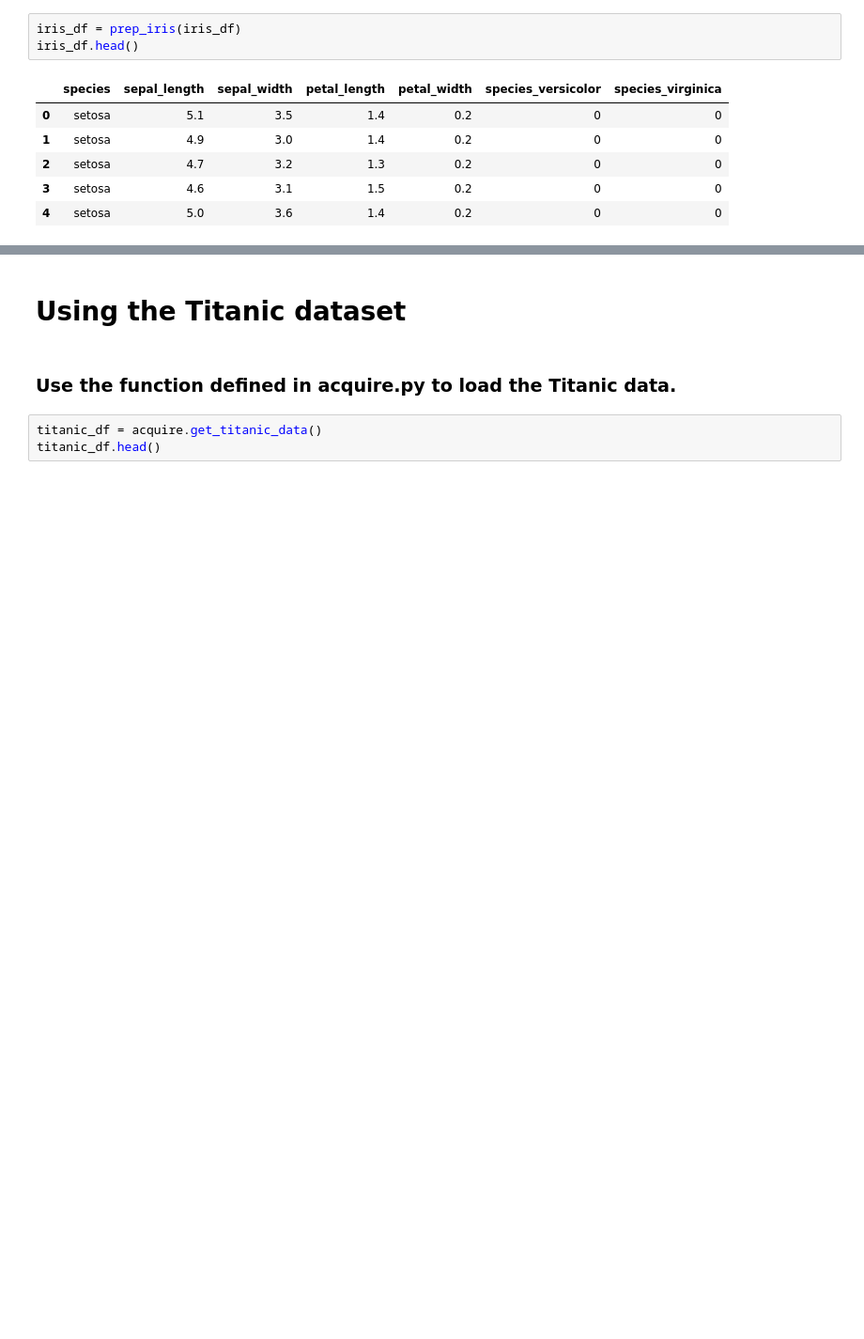
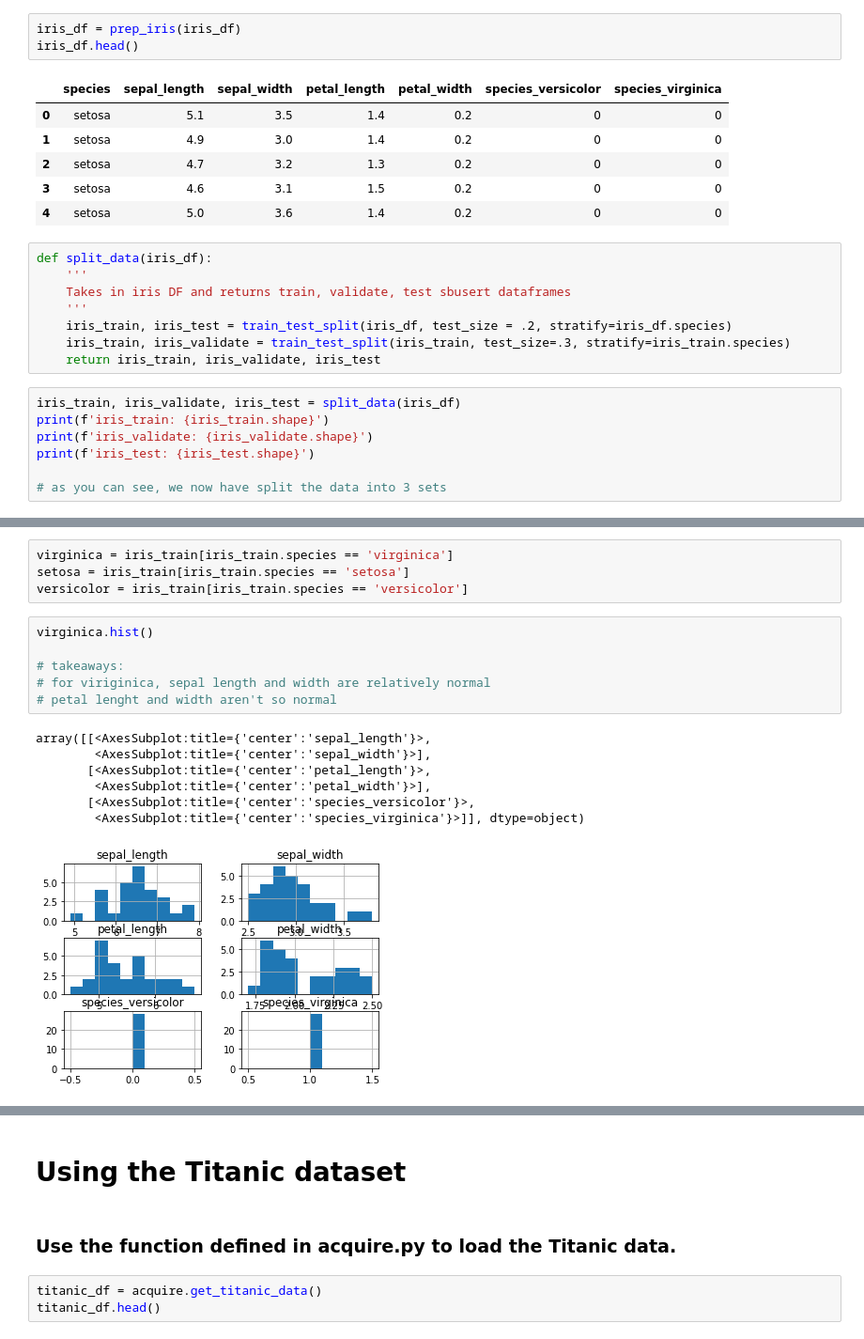
Before and after one commit to brianclements03/classification-exercises, a Jupyter notebook: classification_exercises.ipynb, the cells around one changed output, grey strips where cells are left out. Shown: that part at 94% size. Saved outputs shown, nothing was run; the diff lists cells and outputs as text; blank space fills up the shorter version.

```diff
--- a/classification_exercises.ipynb
+++ b/classification_exercises.ipynb
@@ -498,3 +503,18 @@ iris_df.head()
 | 2 | setosa | 4.7 | 3.2 | 1.3 | 0.2 | 0 | 0 |
 | 3 | setosa | 4.6 | 3.1 | 1.5 | 0.2 | 0 | 0 |
 | 4 | setosa | 5.0 | 3.6 | 1.4 | 0.2 | 0 | 0 |
+# %%
+def split_data(iris_df):
+    '''
+    Takes in iris DF and returns train, validate, test sbusert dataframes
+    '''
+    iris_train, iris_test = train_test_split(iris_df, test_size = .2, stratify=iris_df.species)
+    iris_train, iris_validate = train_test_split(iris_train, test_size=.3, stratify=iris_train.species)
+    return iris_train, iris_validate, iris_test
+# %%
+iris_train, iris_validate, iris_test = split_data(iris_df)
+print(f'iris_train: {iris_train.shape}')
+print(f'iris_validate: {iris_validate.shape}')
+print(f'iris_test: {iris_test.shape}')
+
+# as you can see, we now have split the data into 3 sets
@@ -500,0 +592,18 @@ iris_df.head()
+# %%
+virginica = iris_train[iris_train.species == 'virginica']
+setosa = iris_train[iris_train.species == 'setosa']
+versicolor = iris_train[iris_train.species == 'versicolor']
+# %%
+virginica.hist()
+
+# takeaways:
+# for viriginica, sepal length and width are relatively normal
+# petal lenght and width aren't so normal
+# %% [output]
+array([[<AxesSubplot:title={'center':'sepal_length'}>,
+        <AxesSubplot:title={'center':'sepal_width'}>],
+       [<AxesSubplot:title={'center':'petal_length'}>,
+        <AxesSubplot:title={'center':'petal_width'}>],
+       [<AxesSubplot:title={'center':'species_versicolor'}>,
+        <AxesSubplot:title={'center':'species_virginica'}>]], dtype=object)
+[figure, added]
```
Also changed, not shown: parts of 28 cells of this notebook, 3 other files.
